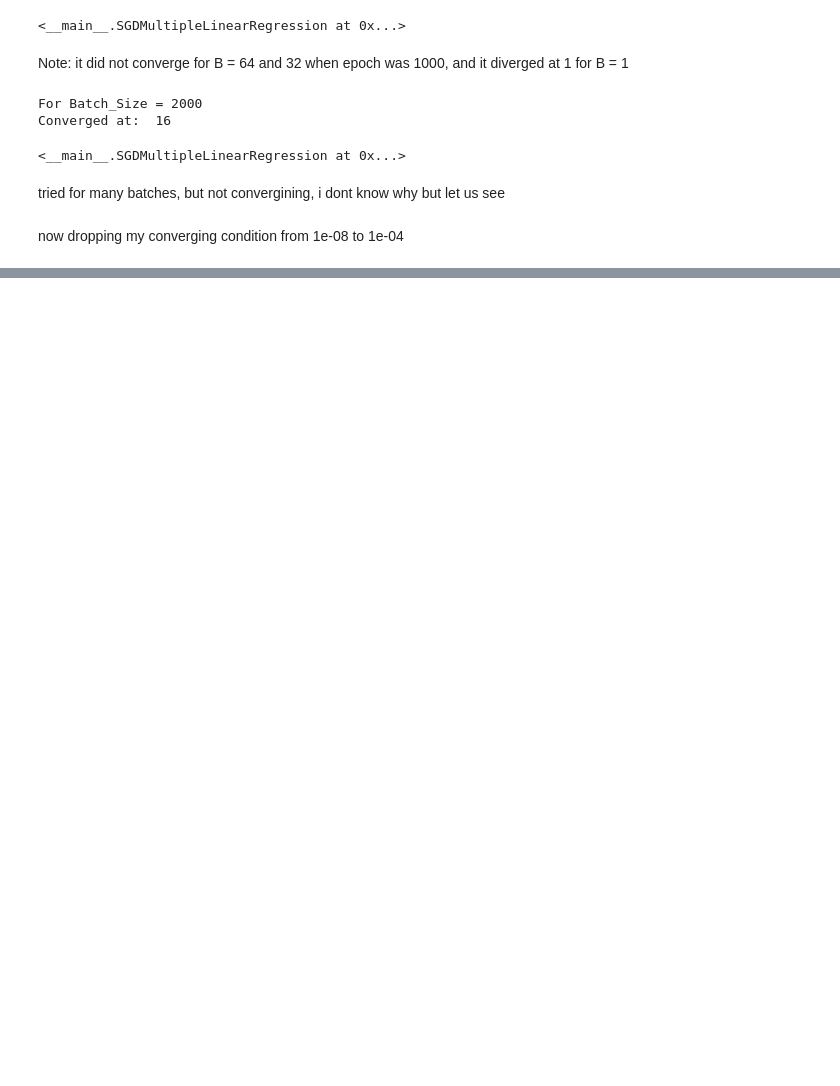
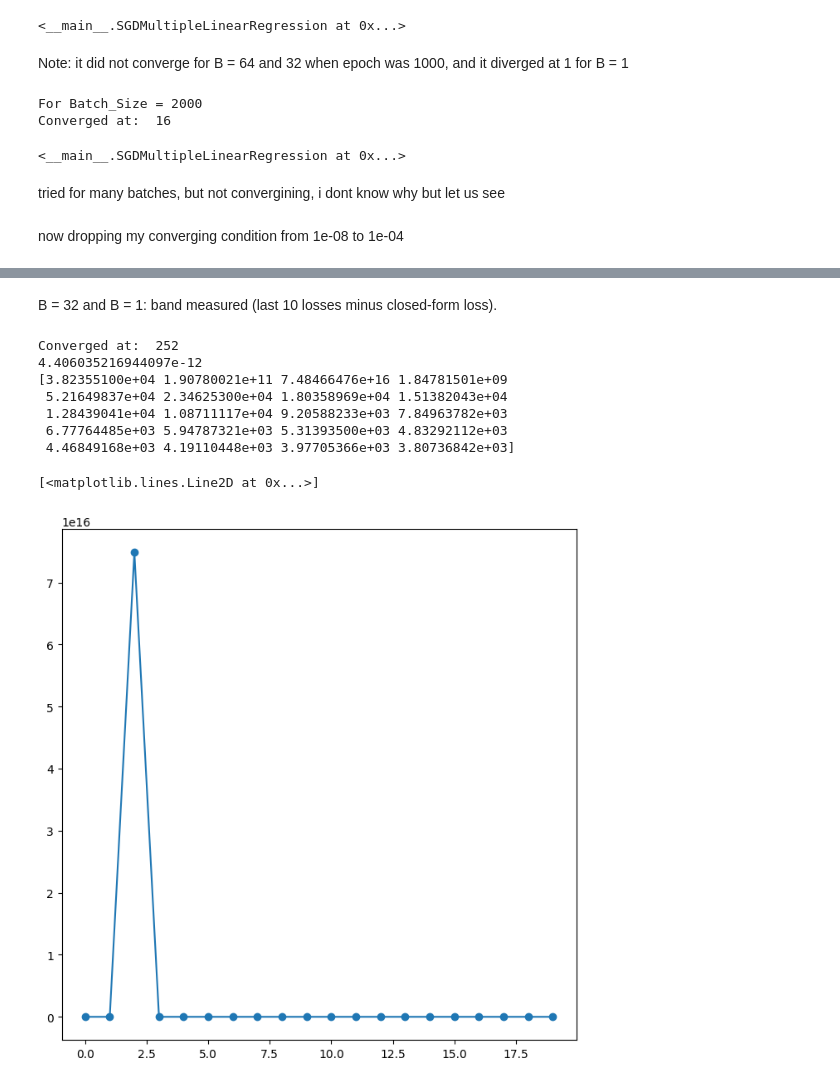
Before and after one commit to sxrthk17/ml-journey, a Jupyter notebook: linear-regression/notebooks/05_SGD.ipynb, the cells around one changed output, grey strips where cells are left out. Cells and saved outputs as stored; diff of their text form; code cells hidden in the pictures; blank space fills up the shorter version.

```diff
--- a/linear-regression/notebooks/05_SGD.ipynb
+++ b/linear-regression/notebooks/05_SGD.ipynb
@@ -617,0 +567,22 @@ Degrees 7 -> Bias: 0.0073 | Variance: 2.1586 | Total MSE: 2.2559
+# %% [markdown]
+B = 32 and B = 1: band measured (last 10 losses minus closed-form loss).
+# %%
+model = SGDMultipleLinearRegression()
+model.fit_sgd(X_sc, y_train, batch_size=32, epochs=2000, decay_rate=0.1, decay_type='exponential')
+print(model.lr_)
+loss_history = model.loss_history_[:20]
+band_measured = loss_history - cf_loss
+print(band_measured)
+
+plt.figure(figsize=(8, 8))
+plt.plot(band_measured, marker='o')
+# %% [output]
+Converged at:  252
+4.406035216944097e-12
+[3.82355100e+04 1.90780021e+11 7.48466476e+16 1.84781501e+09
+ 5.21649837e+04 2.34625300e+04 1.80358969e+04 1.51382043e+04
+ 1.28439041e+04 1.08711117e+04 9.20588233e+03 7.84963782e+03
+ 6.77764485e+03 5.94787321e+03 5.31393500e+03 4.83292112e+03
+ 4.46849168e+03 4.19110448e+03 3.97705366e+03 3.80736842e+03]
+[<matplotlib.lines.Line2D at 0x...>]
+[figure, added]
```
Also changed, not shown: parts of 44 cells of this notebook, 1 other file.
